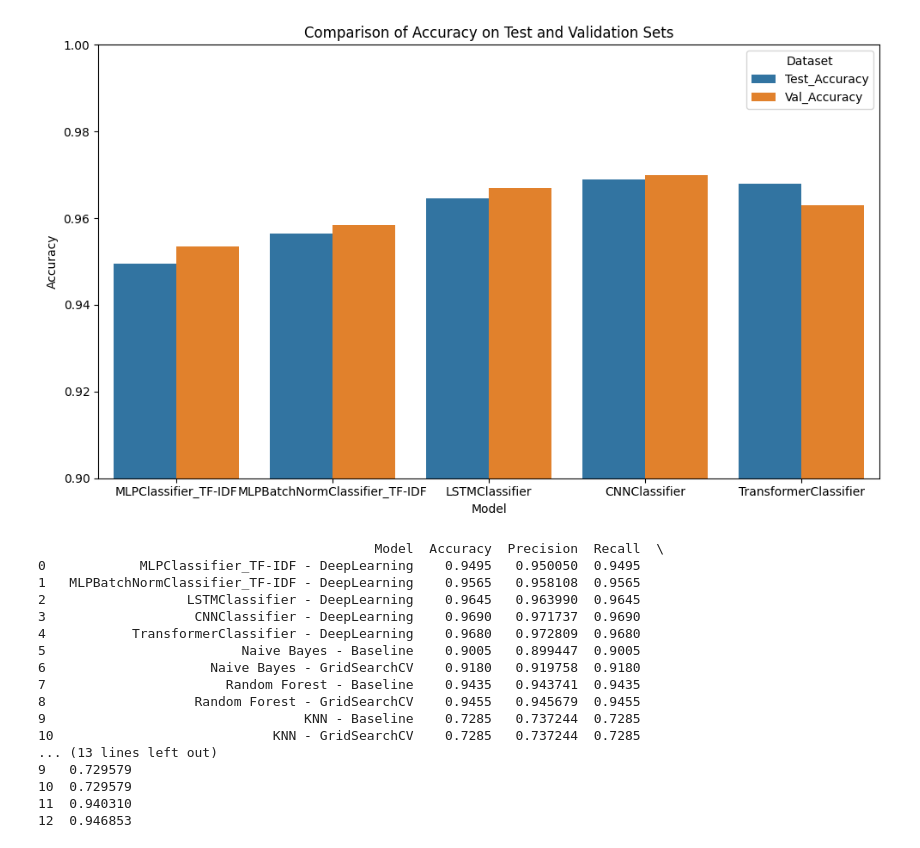
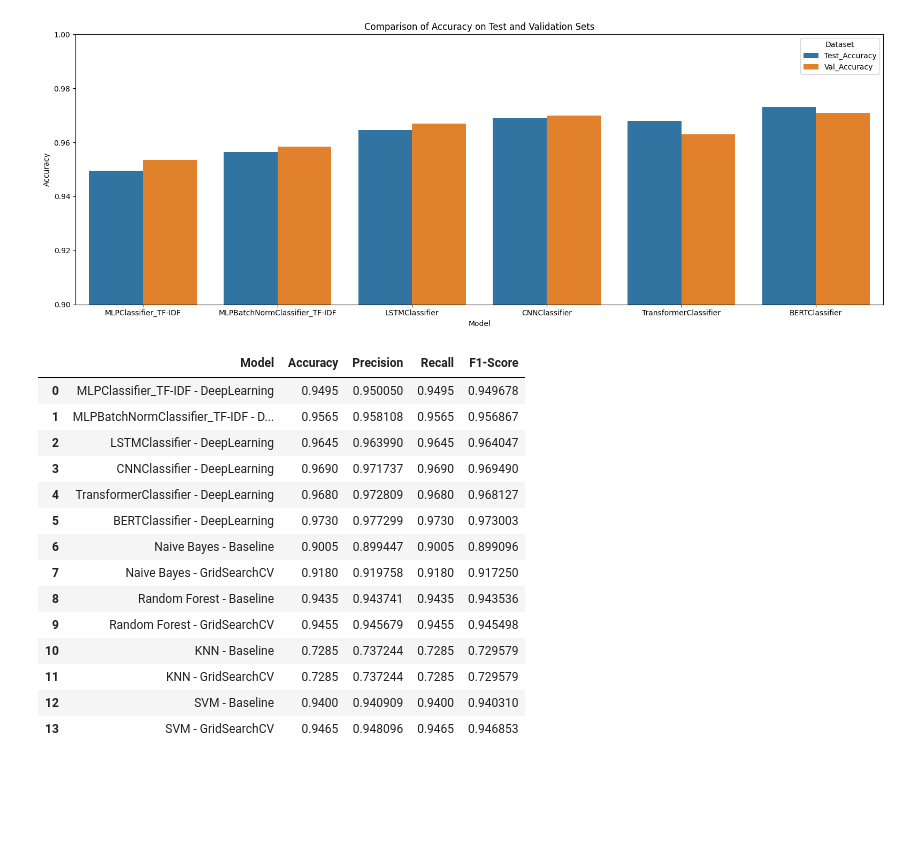
Before and after one commit to jien0404/20_NewsGroups_Project2, a Jupyter notebook: notebooks/3_Deep_Learning.ipynb, the cells around one changed output. Saved outputs shown, nothing was run; the diff lists cells and outputs as text; code cells hidden in the pictures; blank space fills up the shorter version.

Commit message:
update figures

```diff
--- a/notebooks/3_Deep_Learning.ipynb
+++ b/notebooks/3_Deep_Learning.ipynb
@@ -12,18 +12,18 @@ df_melted = pd.melt(df, id_vars=['Model'], value_vars=['Test_Accuracy', 'Val_Acc
                     var_name='Dataset', value_name='Accuracy')
 # %%
 # Vẽ bar plot
-fig, ax = plt.subplots(figsize=(10, 6))  # Tạo figure và axes một cách riêng biệt
+fig, ax = plt.subplots(figsize=(16, 6))  # Tạo figure và axes một cách riêng biệt
 sns.barplot(x='Model', y='Accuracy', hue='Dataset', data=df_melted, ax=ax)  # Truyền đối tượng axes cho Seaborn
 ax.set_title('Comparison of Accuracy on Test and Validation Sets')
 ax.set_ylabel('Accuracy')
 ax.set_xlabel('Model')
 ax.set_ylim(0.9, 1.0)
 ax.legend(title='Dataset')
 plt.tight_layout()
 fig.savefig(os.path.join(figures_dir, "comparison_of_accuracy.png"))
 plt.show()
 # %% [output]
-[figure, old version]
+[figure, new version]
 # %%
 # Đường dẫn đến các file CSV
 dl_results_path = "../results/tables/deep_models_results.csv"
@@ -57,26 +57,23 @@ df_dl = df_dl.drop('Type', axis=1)
 # Gộp hai DataFrame
 df_combined = pd.concat([df_dl, df_ml], ignore_index=True)
 
-# In DataFrame kết hợp
-print(df_combined)
+df_combined
 # %% [output]
-                                           Model  Accuracy  Precision  Recall  \
-0            MLPClassifier_TF-IDF - DeepLearning    0.9495   0.950050  0.9495
-1   MLPBatchNormClassifier_TF-IDF - DeepLearning    0.9565   0.958108  0.9565
-2                  LSTMClassifier - DeepLearning    0.9645   0.963990  0.9645
-3                   CNNClassifier - DeepLearning    0.9690   0.971737  0.9690
-4           TransformerClassifier - DeepLearning    0.9680   0.972809  0.9680
-5                         Naive Bayes - Baseline    0.9005   0.899447  0.9005
-6                     Naive Bayes - GridSearchCV    0.9180   0.919758  0.9180
-7                       Random Forest - Baseline    0.9435   0.943741  0.9435
-8                   Random Forest - GridSearchCV    0.9455   0.945679  0.9455
-9                                 KNN - Baseline    0.7285   0.737244  0.7285
-10                            KNN - GridSearchCV    0.7285   0.737244  0.7285
-... (13 lines left out)
-9   0.729579
-10  0.729579
-11  0.940310
-12  0.946853
+|  | Model | Accuracy | Precision | Recall | F1-Score |
+| 0 | MLPClassifier_TF-IDF - DeepLearning | 0.9495 | 0.950050 | 0.9495 | 0.949678 |
+| 1 | MLPBatchNormClassifier_TF-IDF - D... | 0.9565 | 0.958108 | 0.9565 | 0.956867 |
+| 2 | LSTMClassifier - DeepLearning | 0.9645 | 0.963990 | 0.9645 | 0.964047 |
+| 3 | CNNClassifier - DeepLearning | 0.9690 | 0.971737 | 0.9690 | 0.969490 |
+| 4 | TransformerClassifier - DeepLearning | 0.9680 | 0.972809 | 0.9680 | 0.968127 |
+| 5 | BERTClassifier - DeepLearning | 0.9730 | 0.977299 | 0.9730 | 0.973003 |
+| 6 | Naive Bayes - Baseline | 0.9005 | 0.899447 | 0.9005 | 0.899096 |
+| 7 | Naive Bayes - GridSearchCV | 0.9180 | 0.919758 | 0.9180 | 0.917250 |
+| 8 | Random Forest - Baseline | 0.9435 | 0.943741 | 0.9435 | 0.943536 |
+| 9 | Random Forest - GridSearchCV | 0.9455 | 0.945679 | 0.9455 | 0.945498 |
+| 10 | KNN - Baseline | 0.7285 | 0.737244 | 0.7285 | 0.729579 |
+| 11 | KNN - GridSearchCV | 0.7285 | 0.737244 | 0.7285 | 0.729579 |
+| 12 | SVM - Baseline | 0.9400 | 0.940909 | 0.9400 | 0.940310 |
+| 13 | SVM - GridSearchCV | 0.9465 | 0.948096 | 0.9465 | 0.946853 |
 # %%
 # Xác định danh sách tên mô hình
 model_names = df_combined['Model'].unique()
```
Also changed, not shown: parts of 2 cells of this notebook, 2 other files.
